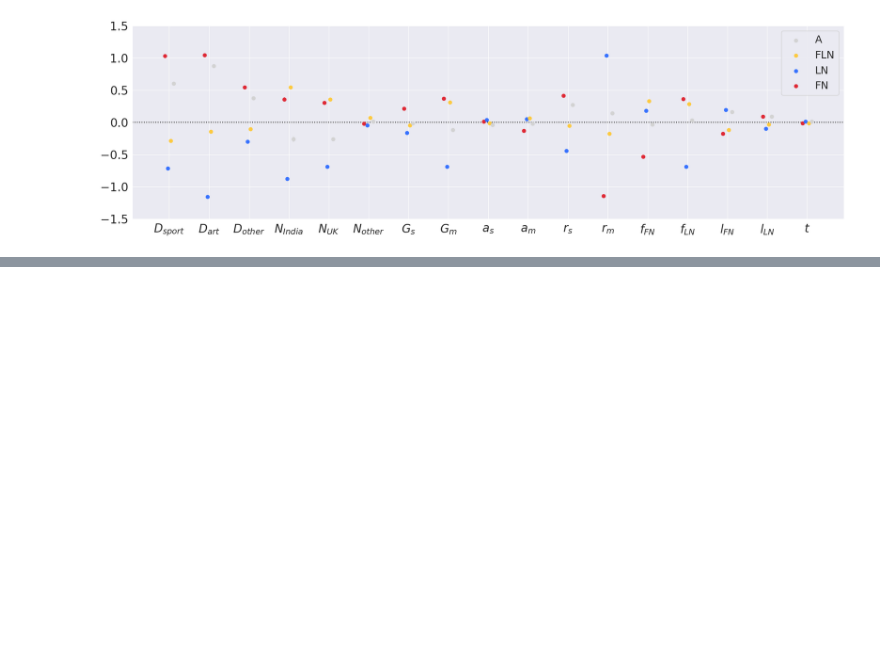
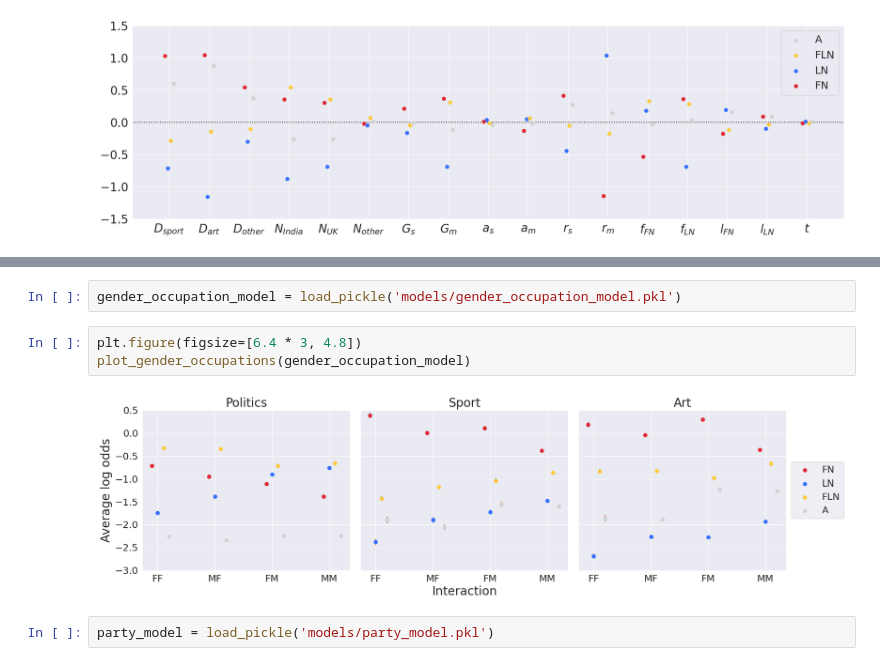
Before and after one commit to au-clan/quotegraph, a Jupyter notebook: example_notebook.ipynb, the cells around one changed output, grey strips where cells are left out. Drawn from its saved outputs; the diff is of its cells as text; blank space fills up the shorter version.

```diff
--- a/example_notebook.ipynb
+++ b/example_notebook.ipynb
@@ -18,0 +21,9 @@ gender_model = load_pickle('gender_model.pkl')
+# %%
+gender_occupation_model = load_pickle('models/gender_occupation_model.pkl')
+# %%
+plt.figure(figsize=[6.4 * 3, 4.8])
+plot_gender_occupations(gender_occupation_model)
+# %% [output]
+[figure, added]
+# %%
+party_model = load_pickle('models/party_model.pkl')
```
Also changed, not shown: parts of 5 cells of this notebook.
